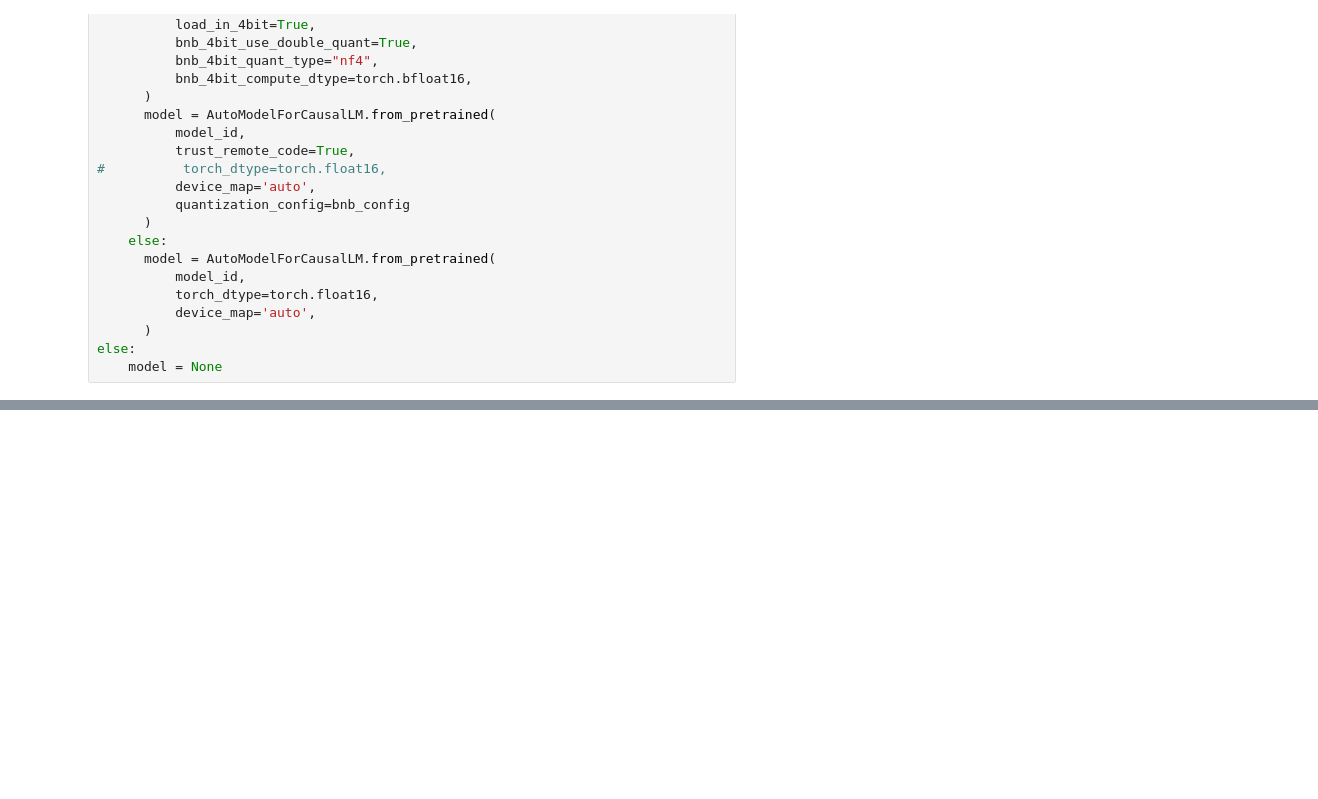
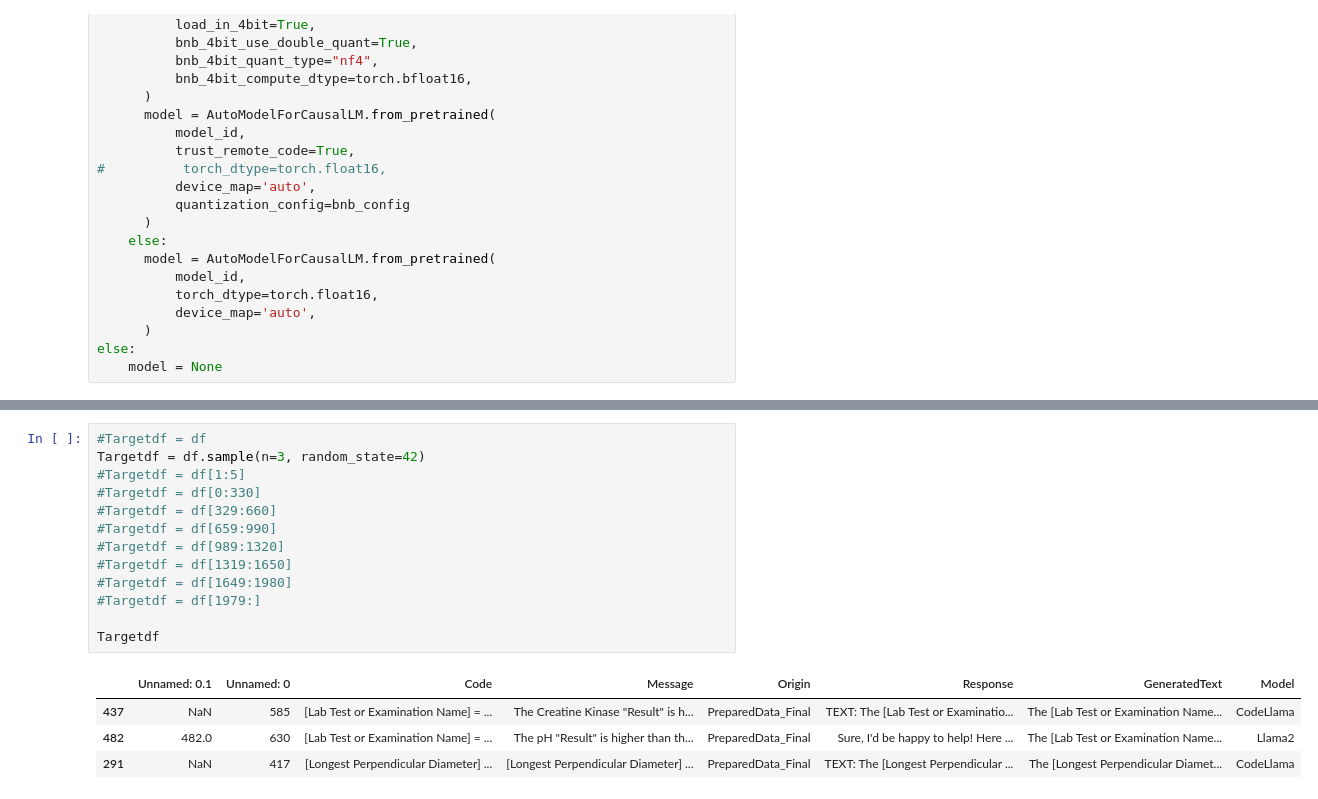
Before and after one commit to Takumi173/2023Test, a Jupyter notebook: PseudoCodeToText_TextsConsistency.ipynb, the cells around one changed output, grey strips where cells are left out. Cells and saved outputs as stored; diff of their text form; blank space fills up the shorter version.

```diff
--- a/PseudoCodeToText_TextsConsistency.ipynb
+++ b/PseudoCodeToText_TextsConsistency.ipynb
@@ -253,3 +386,21 @@ Targetdf = df[0:3]
+# %%
+#Targetdf = df
+Targetdf = df.sample(n=3, random_state=42)
+#Targetdf = df[1:5]
+#Targetdf = df[0:330]
+#Targetdf = df[329:660]
+#Targetdf = df[659:990]
+#Targetdf = df[989:1320]
+#Targetdf = df[1319:1650]
+#Targetdf = df[1649:1980]
+#Targetdf = df[1979:]
+
+Targetdf
+# %% [output]
+|  | Unnamed: 0.1 | Unnamed: 0 | Code | Message | Origin | Response | GeneratedText | Model |
+| 437 | NaN | 585 | [Lab Test or Examination Name] = ... | The Creatine Kinase "Result" is h... | PreparedData_Final | TEXT: The [Lab Test or Examinatio... | The [Lab Test or Examination Name... | CodeLlama |
+| 482 | 482.0 | 630 | [Lab Test or Examination Name] = ... | The pH "Result" is higher than th... | PreparedData_Final | Sure, I'd be happy to help! Here ... | The [Lab Test or Examination Name... | Llama2 |
+| 291 | NaN | 417 | [Longest Perpendicular Diameter] ... | [Longest Perpendicular Diameter] ... | PreparedData_Final | TEXT: The [Longest Perpendicular ... | The [Longest Perpendicular Diamet... | CodeLlama |
 # %%
 import pandas as pd
 import warnings
```
Also changed, not shown: parts of 18 cells of this notebook.
